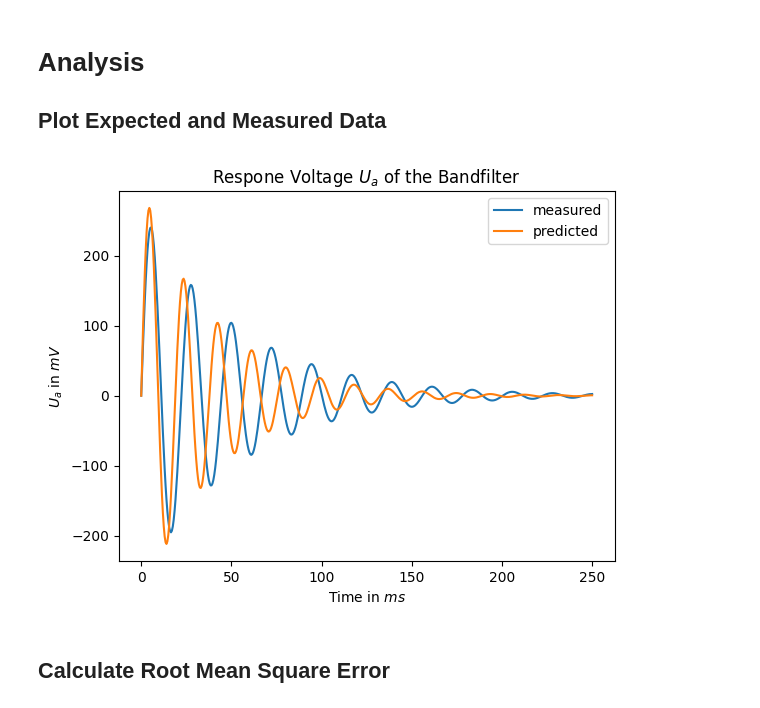
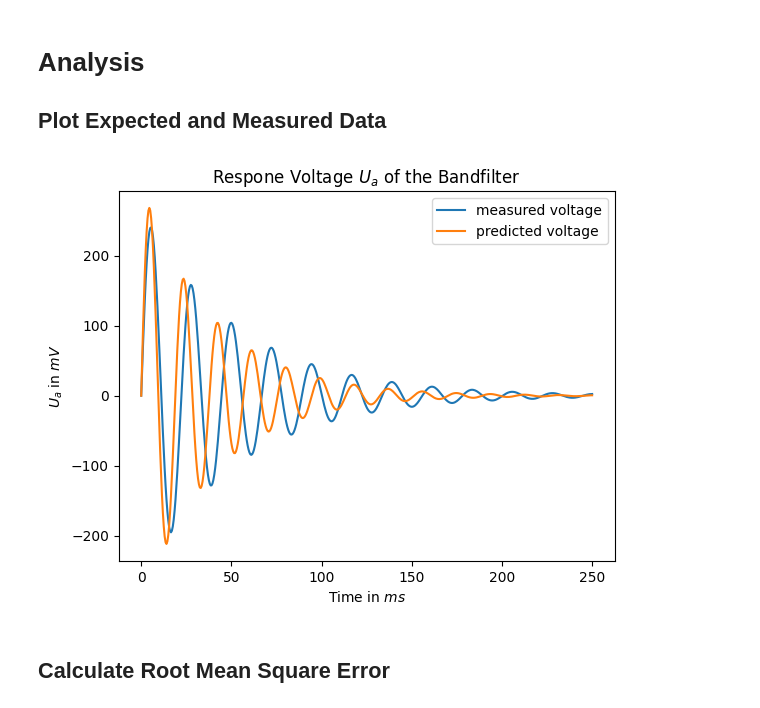
Before and after one commit to JaxRaffnix/Modellbildung-Simulation, a Jupyter notebook: exercise 7/tasks.ipynb, the cells around one changed output. Saved outputs shown, nothing was run; the diff lists cells and outputs as text; code cells hidden in the pictures.

```diff
--- a/exercise 7/tasks.ipynb
+++ b/exercise 7/tasks.ipynb
@@ -36,7 +36,7 @@ def predict_voltage(coil: float, capacitor: float) -> list[float]:
     Create a LTI System with a transfer function dependent on the resistors and return the output voltage of that system.
 
     Input: the values for the coil and capacitor in H and F.
-    Output: A 1D list of the output voltage at time steps specified by the measured data points.
+    Output: A 1D list of the output voltage at time steps specified by the measured data points. (See get_measured_data)
     """
     # constants in fig 1.
     RESISTOR=20
@@ -46,8 +46,8 @@ def predict_voltage(coil: float, capacitor: float) -> list[float]:
     denominator=[1, 1/(RESISTOR*capacitor), 1/(coil*capacitor)]
     transfer_function=sci.signal.TransferFunction(numerator, denominator)
 
-    # calculated the output voltage at time points from the measured data.
-    return INPUT_VOLTAGE*sci.signal.step(transfer_function, T=voltage_out["time"])[1]
+    # calculate the output voltage at time points from the measured data.
+    return INPUT_VOLTAGE * sci.signal.step(transfer_function, T=voltage_out["time"])[1]
 
 voltage_out = get_measured_data("messwerte.npz")
 voltage_out["predicted voltage"] = predict_voltage(COIL_NOMINAL, CAPACITOR_NOMINAL) # append dictionary with predicted values
@@ -57,19 +57,19 @@ voltage_out["predicted voltage"] = predict_voltage(COIL_NOMINAL, CAPACITOR_NOMIN
 # %%
 def plot_ua():
     """
     Plot u_a in as a line graph and change the magnitude by 10*-3.
     """
-    plt.plot(voltage_out["time"]*10**3, voltage_out["measured voltage"]*10**3, label="measured")
-    plt.plot(voltage_out["time"]*10**3, voltage_out["predicted voltage"]*10**3, label='predicted')
+    plt.plot(voltage_out["time"]*10**3, voltage_out["measured voltage"]*10**3, label="measured voltage")
+    plt.plot(voltage_out["time"]*10**3, voltage_out["predicted voltage"]*10**3, label='predicted voltage')
 
     plt.title("Respone Voltage $U_a$ of the Bandfilter")
     plt.xlabel("Time in $ms$")
     plt.ylabel("$U_a$ in $mV$")
     plt.legend()
 
 plot_ua()
 # %% [output]
-[figure, old version]
+[figure, new version]
 # %% [markdown]
 ## Calculate Root Mean Square Error
 # %%
```
Also changed, not shown: parts of 11 cells of this notebook.
